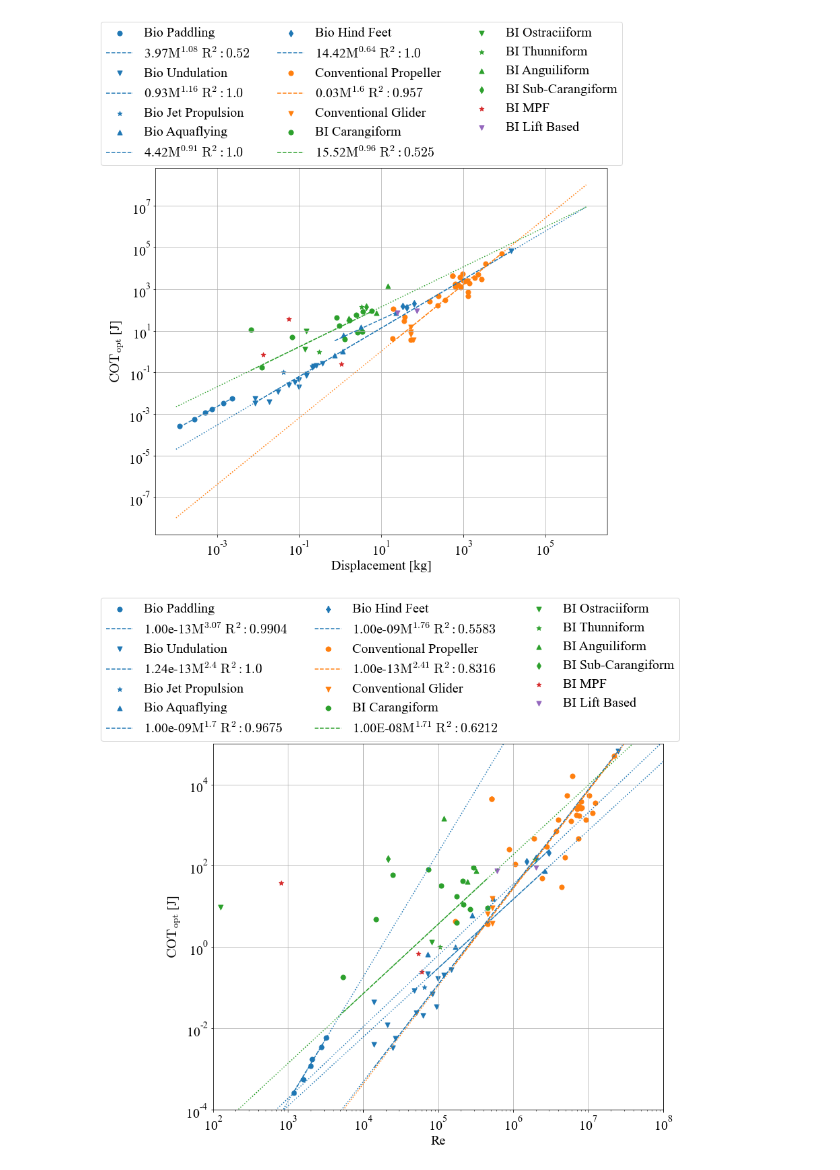
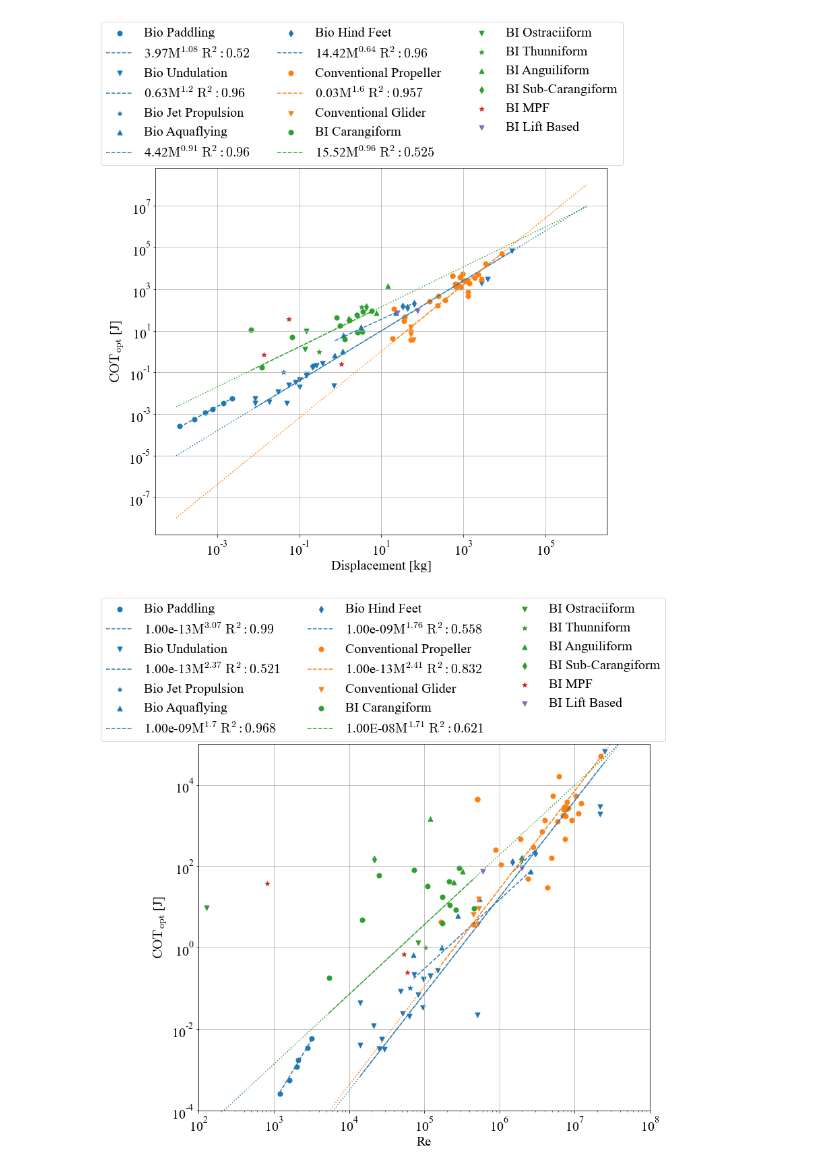
Before and after one commit to michaelcoe/Cost-of-Transport-Estimation, a Jupyter notebook: database_COT_plots.ipynb, the cells around one changed output. Saved outputs shown, nothing was run; the diff lists cells and outputs as text; code cells hidden in the pictures.

```diff
--- a/database_COT_plots.ipynb
+++ b/database_COT_plots.ipynb
@@ -193,8 +193,8 @@ for i, mode in enumerate(bio_modes):
                 ax2.scatter(data['Weight [kg]'], data['COTopt [J/m]'], marker=markers[i], color=col, s=marker_size, label='Bio ' + mode)
         elif mode == 'Undulation':
                 pars = model.guess(data['COTopt [J/m]'].values, x=data['Weight [kg]'].values)
-                pars['p_amplitude'].set(value=6, min=0.001, max=500.0)
-                pars['p_exponent'].set(value=0.5, min=0.001, max=2.0)
+                pars['p_amplitude'].set(value=6, min=0.001, max=20.0)
+                pars['p_exponent'].set(value=0.5, min=0.001, max=0.85)
 
                 fit = model.fit(data['COTopt [J/m]'].values, pars, x=data['Weight [kg]'].values)
 
@@ -296,8 +296,8 @@ for i, mode in enumerate(bio_modes):
                 ax3.scatter(data['Weight [kg]'], data['COTopt [J]'], marker=markers[i], color=col, s=marker_size, label='Bio ' + mode)
         elif mode == 'Undulation':
                 pars = model.guess(data['COTopt [J]'].values, x=data['Weight [kg]'].values)
-                pars['p_amplitude'].set(value=6, min=0.001, max=500.0)
-                pars['p_exponent'].set(value=0.5, min=0.001, max=2.0)
+                pars['p_amplitude'].set(value=6, min=0.001, max=20.0)
+                pars['p_exponent'].set(value=0.5, min=0.001, max=1.2)
 
                 fit = model.fit(data['COTopt [J]'].values, pars, x=data['Weight [kg]'].values)
 
@@ -330,7 +330,7 @@ for i, mode in enumerate(conv_modes):
         data = conv_dfs[i].sort_values(by=['Weight [kg]'])
         if mode == 'Propeller':
                 pars = model.guess(data['COTopt [J]'].values, x=data['Weight [kg]'].values)
-                pars['p_amplitude'].set(value=6, min=0.001, max=500.0)
+                pars['p_amplitude'].set(value=6, min=0.001, max=20.0)
                 pars['p_exponent'].set(value=0.5, min=0.001, max=2.0)
 
                 fit = model.fit(data['COTopt [J]'].values, pars, x=data['Weight [kg]'].values)
@@ -380,7 +380,7 @@ ax3.set_xscale('log')
 ax3.grid()
 #fig3.savefig('cot_j.pdf', facecolor='w', dpi=300, bbox_inches='tight')
 # %% [output]
-[figure, old version]
+[figure, new version]
 # %%
 # sort the column values in ascending order
 conv_cot = conv_cot.sort_values('Re')
@@ -422,7 +422,7 @@ for i, mode in enumerate(bio_modes):
 
                 ax4.plot(data['Re'], fit.params['p_amplitude'].value*data['Re'].values**fit.params['p_exponent'].value, col + '--',
                         label='{:.2e}'.format(fit.params['p_amplitude'].value) + '$\mathrm{M^{' + str(np.round(fit.params['p_exponent'].value,2)) + '}\;R^2: '
-                        + str(np.round(r_squared, 4)) + '}$')
+                        + str(np.round(r_squared, 3)) + '}$')
                 ax4.plot(dx, fit.params['p_amplitude'].value*dx**fit.params['p_exponent'].value, col + ':')
         else:
                 pars = model.guess(data['COTopt [J]'].values, x=data['Re'].values)
@@ -437,8 +437,8 @@ for i, mode in enumerate(bio_modes):
 
                 ax4.plot(data['Re'], fit.params['p_amplitude'].value*data['Re'].values**fit.params['p_exponent'].value, col + '--',
                         label='{:.2e}'.format(fit.params['p_amplitude'].value) + '$\mathrm{M^{' + str(np.round(fit.params['p_exponent'].value,2)) + '}\;R^2: '
-                        + str(np.round(r_squared, 4)) + '}$')
-                ax4.plot(dx, fit.params['p_amplitude'].value*dx**fit.params['p_exponent'].value, col + ':')
+                        + str(np.round(r_squared, 3)) + '}$')
+                # ax4.plot(dx, fit.params['p_amplitude'].value*dx**fit.params['p_exponent'].value, col + ':')
 
 for i, mode in enumerate(conv_modes):
         col = 'C1'
@@ -456,7 +456,7 @@ for i, mode in enumerate(conv_modes):
                 ax4.scatter(data['Re'], data['COTopt [J]'], marker=markers[i], color=col, s=marker_size, label='Conventional ' + mode)
                 ax4.plot(data['Re'], fit.params['p_amplitude'].value*data['Re'].values**fit.params['p_exponent'].value, col + '--',
                         label='{:.2e}'.format(fit.params['p_amplitude'].value) + '$\mathrm{M^{' + str(np.round(fit.params['p_exponent'].value,2)) + '}\;R^2: '
-                        + str(np.round(r_squared, 4)) + '}$')
+                        + str(np.round(r_squared, 3)) + '}$')
                 ax4.plot(dx, fit.params['p_amplitude'].value*dx**fit.params['p_exponent'].value, col + ':')
         else:
                 ax4.scatter(data['Re'], data['COTopt [J]'], marker=markers[i], color=col, s=marker_size, label='Conventional ' + mode)
@@ -468,35 +468,35 @@ for i, mode in enumerate(bcf_modes):
         if mode == 'Carangiform':
                 pars = model.guess(data['COTopt [J]'].values, x=data['Re'].values)
                 pars['p_amplitude'].set(value=1e-12, min=1e-13, max=1e-8)
                 pars['p_exponent'].set(value=2.25, min=1.0, max=5.0)
 
                 fit = model.fit(data['COTopt [J]'].values, pars, x=data['Re'].values)
 
                 r_squared = np.abs(calc_rsquared(data['Re'].values, data['COTopt [J]'].values, fit.params['p_amplitude'].value, fit.params['p_exponent'].value))
 
                 ax4.scatter(data['Re'], data['COTopt [J]'], marker=markers[i], color='C2', s=marker_size, label='BI ' + mode)
                 ax4.plot(data['Re'], fit.params['p_amplitude'].value*data['Re'].values**fit.params['p_exponent'].value, col + '--',
                         label='{:.2E}'.format(fit.params['p_amplitude'].value) + '$\mathrm{M^{' + str(np.round(fit.params['p_exponent'].value,2)) + '}\;R^2: '
-                        + str(np.round(r_squared, 4)) + '}$')
+                        + str(np.round(r_squared, 3)) + '}$')
                 ax4.plot(dx, fit.params['p_amplitude'].value*dx**fit.params['p_exponent'].value, col + ':')
         else:
                 ax4.scatter(data['Re'], data['COTopt [J]'], marker=markers[i], color='C2', s=marker_size, label='BI ' + mode)
 
 ax4.scatter(mpf_cot['Re'], mpf_cot['COTopt [J]'], marker='*', color='C3', s=marker_size, label='BI MPF')
 ax4.scatter(lift_cot['Re'], lift_cot['COTopt [J]'], marker='v', color='C4', s=marker_size, label='BI Lift Based')
 
 ax4.set_xlabel('Re')
 ax4.set_ylabel('$\mathrm{COT_{opt}}$ [J]')
 ax4.legend(ncol=3, loc=4, bbox_to_anchor=(1.05, 0.99))
 
 ax4.set_xlim([1e2, 1e8])
 ax4.set_ylim([1e-4, 1e5])
 ax4.set_yscale('log')
 ax4.set_xscale('log')
 ax4.grid()
 #fig4.savefig('cot_j_Re.pdf', facecolor='w', dpi=300, bbox_inches='tight')
 # %% [output]
-[figure, old version]
+[figure, new version]
 # %%
 fig5, ax5 = plt.subplots(figsize=(12,10), facecolor='w')
 marker_size=50
```
Also changed, not shown: parts of 5 cells of this notebook, 13 other files.
